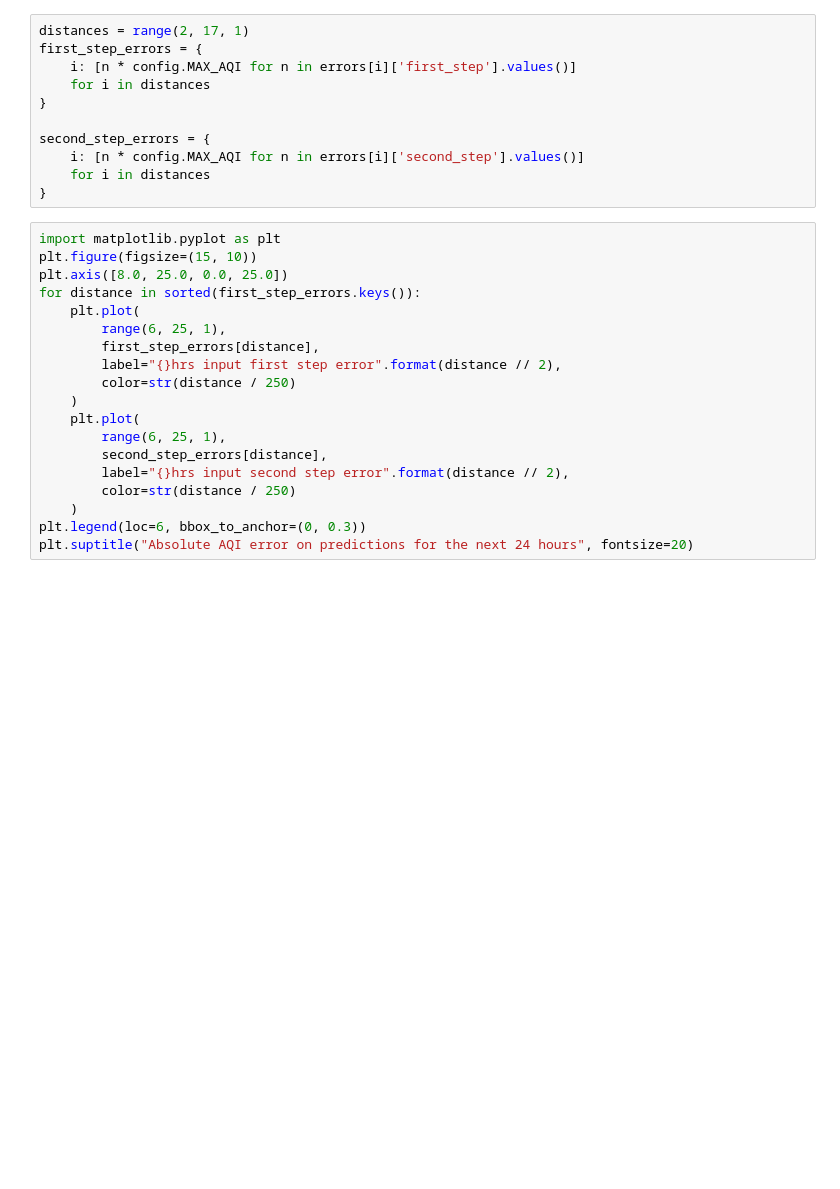
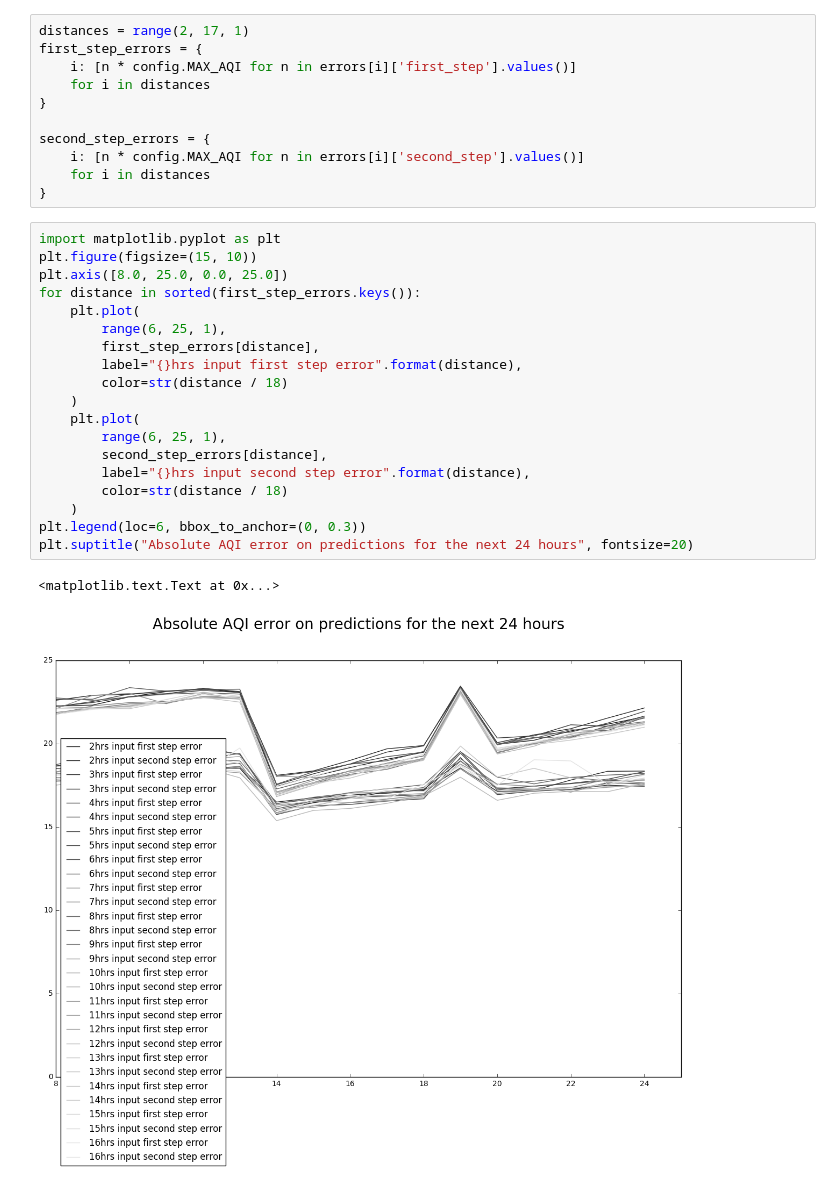
Before and after one commit to curiousest/predict-AQI, a Jupyter notebook: predict_aqi/notebooks/hypothesis3_history_depth.ipynb, the cells around one changed output. Drawn from its saved outputs; the diff is of its cells as text; blank space fills up the shorter version.

Commit message:
Hypothesis 3 graph updates.

```diff
--- a/predict_aqi/notebooks/hypothesis3_history_depth.ipynb
+++ b/predict_aqi/notebooks/hypothesis3_history_depth.ipynb
@@ -116,22 +134,25 @@ second_step_errors = {
 # %%
 import matplotlib.pyplot as plt
 plt.figure(figsize=(15, 10))
 plt.axis([8.0, 25.0, 0.0, 25.0])
 for distance in sorted(first_step_errors.keys()):
     plt.plot(
         range(6, 25, 1),
         first_step_errors[distance],
-        label="{}hrs input first step error".format(distance // 2),
-        color=str(distance / 250)
+        label="{}hrs input first step error".format(distance),
+        color=str(distance / 18)
     )
     plt.plot(
         range(6, 25, 1),
         second_step_errors[distance],
-        label="{}hrs input second step error".format(distance // 2),
-        color=str(distance / 250)
+        label="{}hrs input second step error".format(distance),
+        color=str(distance / 18)
     )
 plt.legend(loc=6, bbox_to_anchor=(0, 0.3))
 plt.suptitle("Absolute AQI error on predictions for the next 24 hours", fontsize=20)
+# %% [output]
+<matplotlib.text.Text at 0x...>
+[figure, added]
 # %%
 for distance in sorted(first_step_errors.keys()):
     error_values = second_step_errors[distance]
```
Also changed, not shown: parts of 2 cells of this notebook.
